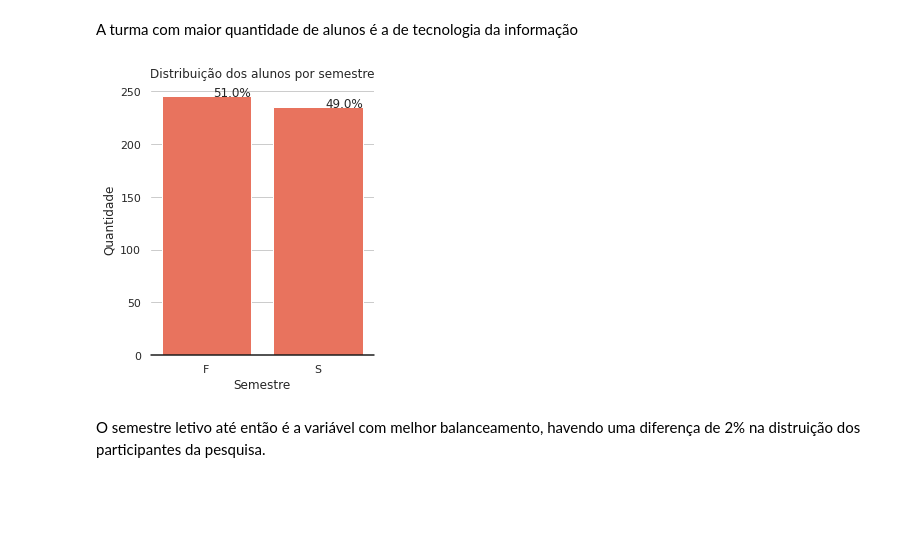
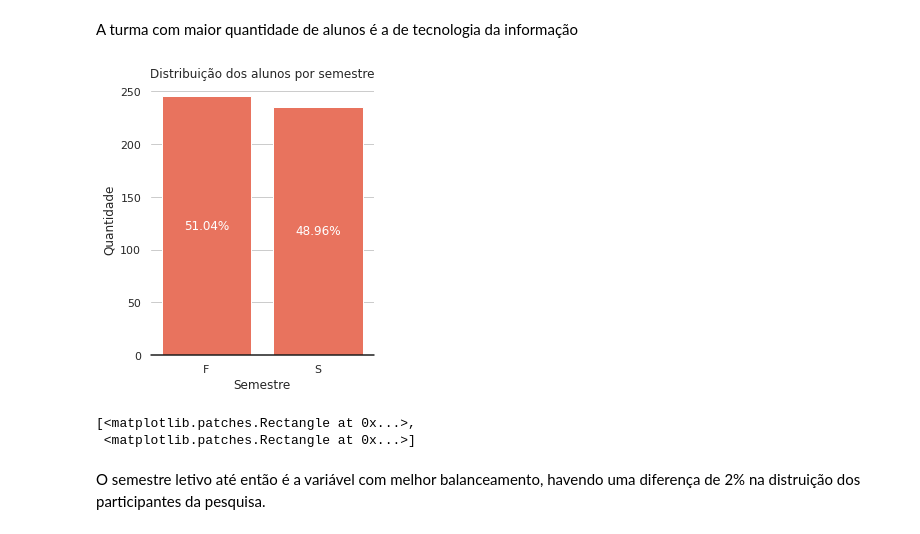
Before and after one commit to atlantico-academy/student-academic-performance, a Jupyter notebook: notebooks/01-exploratory_data_analysis.ipynb, the cells around one changed output. Saved outputs shown, nothing was run; the diff lists cells and outputs as text; code cells hidden in the pictures; blank space fills up the shorter version.

```diff
--- a/notebooks/01-exploratory_data_analysis.ipynb
+++ b/notebooks/01-exploratory_data_analysis.ipynb
@@ -247,21 +281,27 @@ A turma com maior quantidade de alunos é a de tecnologia da informação
 # %%
 sns.set(style="whitegrid")
 plt.figure(figsize=(4,5))
 total = float(len(df))
 ax = sns.countplot(x="Semester", data=df, color='tomato')
 plt.xlabel('Semestre')
 plt.ylabel('Quantidade')
 plt.title('Distribuição dos alunos por semestre', fontsize=12)
 ax.set(frame_on=False)
-ax.axhline(0, color="k", clip_on=False
-for p in ax.patches:
-    percentage = '{:.1f}%'.format(100 * p.get_height()/total)
-    x = p.get_x() + p.get_width()
-    y = p.get_height()
-    ax.annotate(percentage, (x, y),ha='right')
+ax.axhline(0, color="k", clip_on=False)
+ax.bar_label(
+    ax.containers[0],
+    labels=[f"{value:.2f}%" for value in df.Semester.value_counts().to_numpy()/total*100],
+    label_type="center",
+    color="white"
+)
 plt.show()
 # %% [output]
-[figure, old version]
+[figure, new version]
+# %%
+list(ax.containers[0])
+# %% [output]
+[<matplotlib.patches.Rectangle at 0x...>,
+ <matplotlib.patches.Rectangle at 0x...>]
 # %% [markdown]
 O semestre letivo até então é a variável com melhor balanceamento, havendo uma diferença de 2% na distruição dos participantes da pesquisa.
 # %%
```
Also changed, not shown: parts of 9 cells of this notebook, 2 other files.
